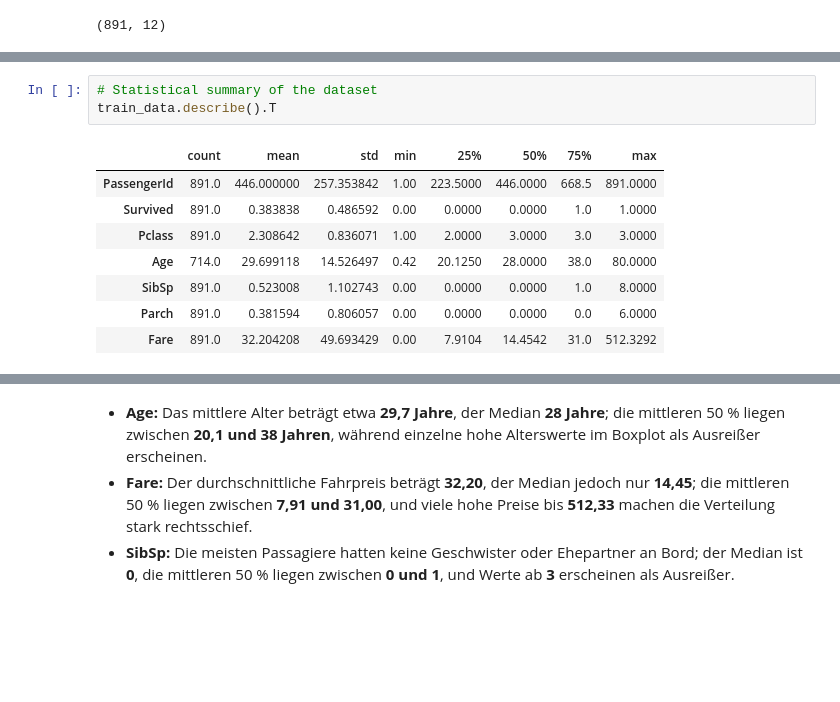
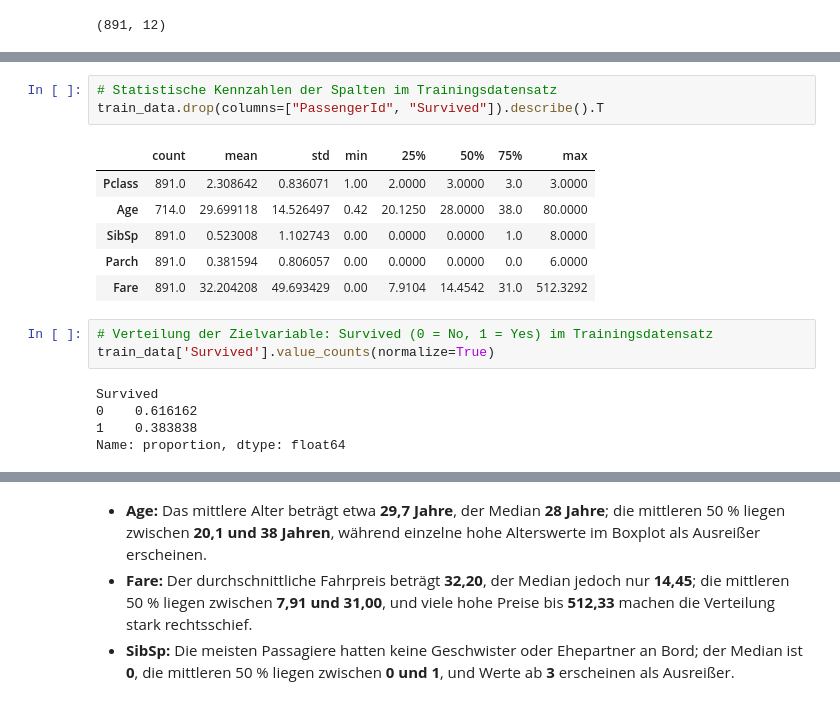
Before and after one commit to dhubmann/titanic, a Jupyter notebook: titanic.ipynb, the cells around one changed output, grey strips where cells are left out. Cells and saved outputs as stored; diff of their text form; blank space fills up the shorter version.

Commit message:
Refine notebook structure and expand exploratory data analysis

```diff
--- a/titanic.ipynb
+++ b/titanic.ipynb
@@ -83,16 +176,22 @@ Ticket           0
 dtype: int64
 # %%
-# Statistical summary of the dataset
-train_data.describe().T
+# Statistische Kennzahlen der Spalten im Trainingsdatensatz
+train_data.drop(columns=["PassengerId", "Survived"]).describe().T
 # %% [output]
 |  | count | mean | std | min | 25% | 50% | 75% | max |
-| PassengerId | 891.0 | 446.000000 | 257.353842 | 1.00 | 223.5000 | 446.0000 | 668.5 | 891.0000 |
-| Survived | 891.0 | 0.383838 | 0.486592 | 0.00 | 0.0000 | 0.0000 | 1.0 | 1.0000 |
 | Pclass | 891.0 | 2.308642 | 0.836071 | 1.00 | 2.0000 | 3.0000 | 3.0 | 3.0000 |
 | Age | 714.0 | 29.699118 | 14.526497 | 0.42 | 20.1250 | 28.0000 | 38.0 | 80.0000 |
 | SibSp | 891.0 | 0.523008 | 1.102743 | 0.00 | 0.0000 | 0.0000 | 1.0 | 8.0000 |
 | Parch | 891.0 | 0.381594 | 0.806057 | 0.00 | 0.0000 | 0.0000 | 0.0 | 6.0000 |
 | Fare | 891.0 | 32.204208 | 49.693429 | 0.00 | 7.9104 | 14.4542 | 31.0 | 512.3292 |
+# %%
+# Verteilung der Zielvariable: Survived (0 = No, 1 = Yes) im Trainingsdatensatz
+train_data['Survived'].value_counts(normalize=True)
+# %% [output]
+Survived
+0    0.616162
+1    0.383838
+Name: proportion, dtype: float64
 # %%
 columns = ["Age", "Fare", "SibSp", "Parch"]
 
```
Also changed, not shown: parts of 58 cells of this notebook.
